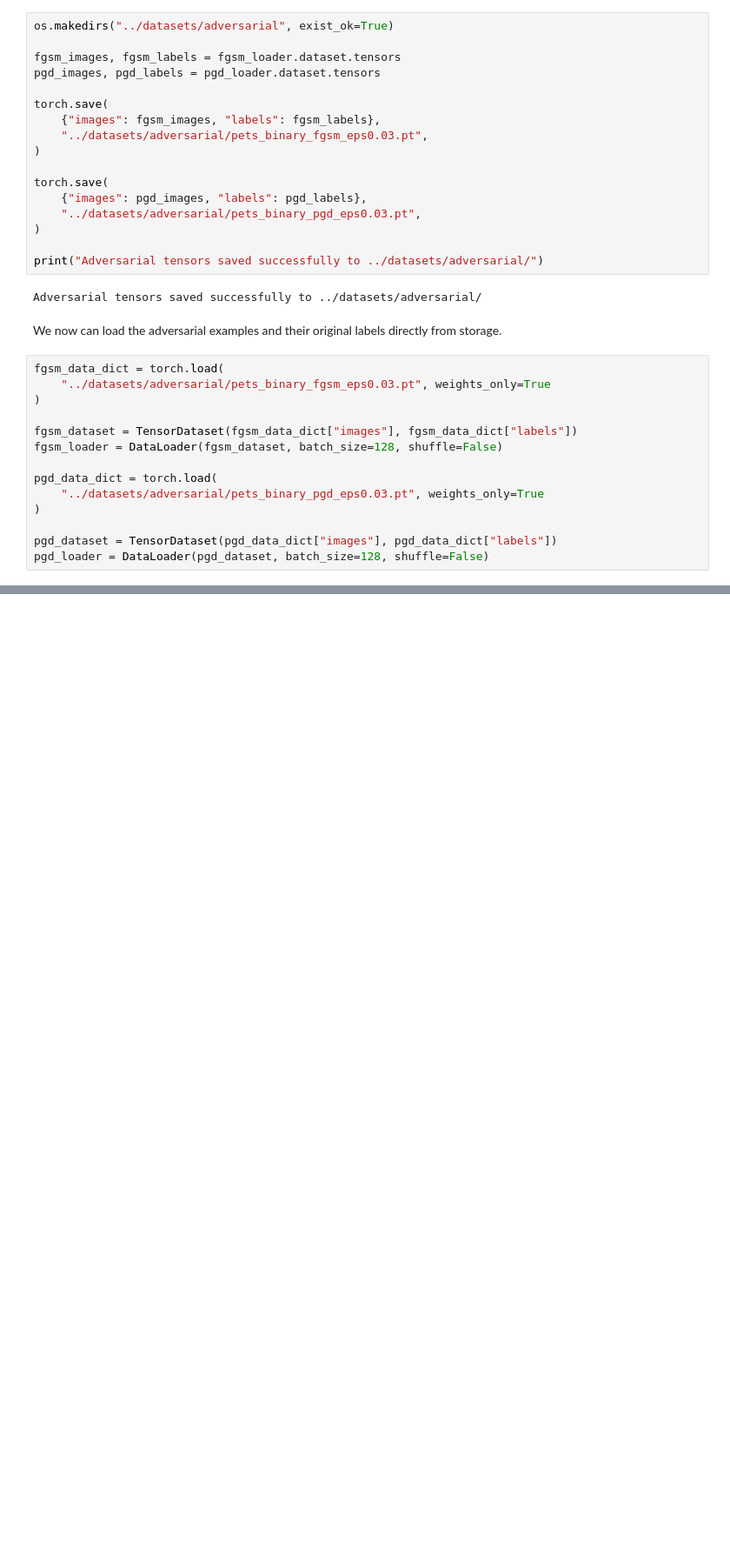
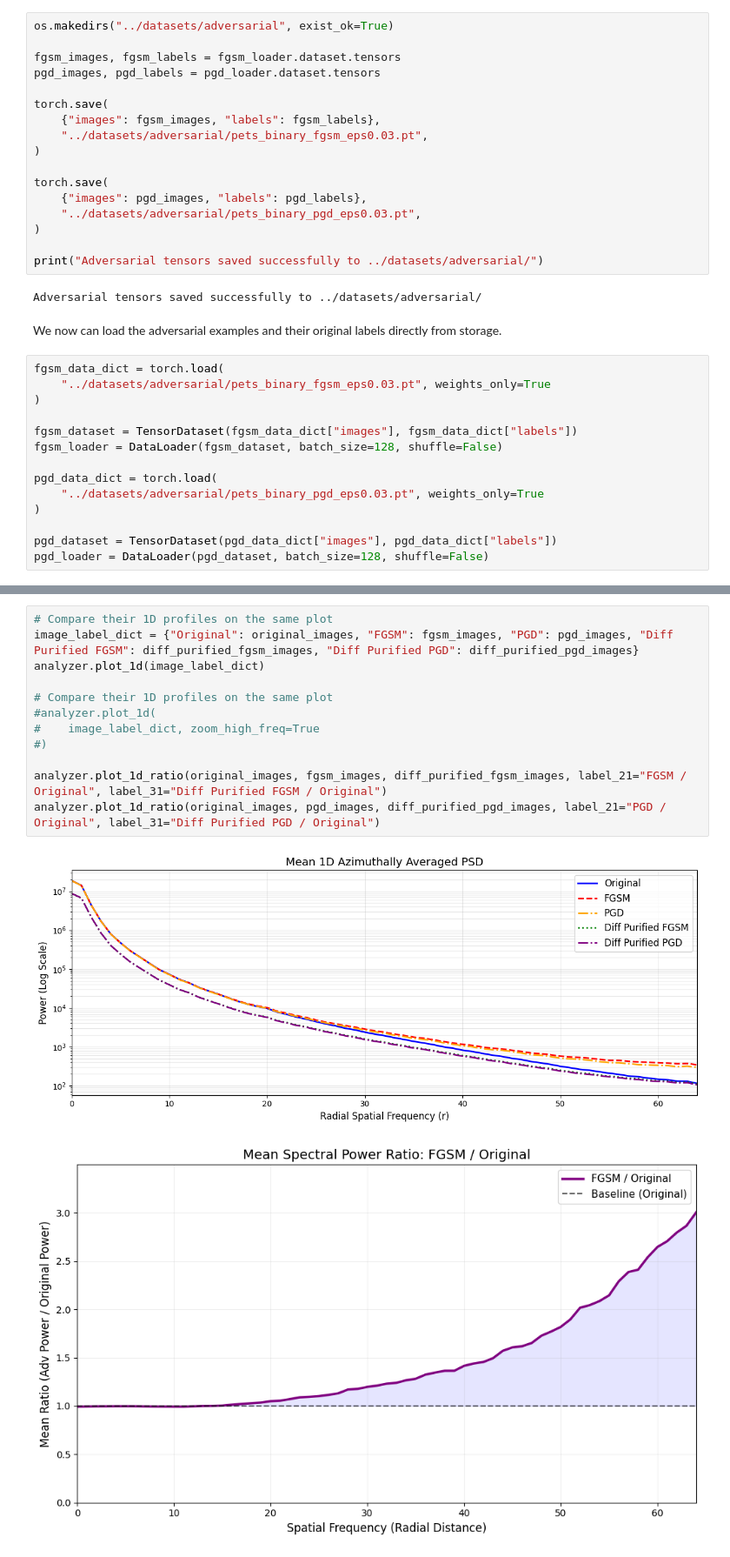
Before and after one commit to alpinedev51/gap, a Jupyter notebook: notebooks/spectral_analysis_pets_2.ipynb, the cells around one changed output, grey strips where cells are left out. Shown at 87% size. Drawn from its saved outputs; the diff is of its cells as text; blank space fills up the shorter version.

```diff
--- a/notebooks/spectral_analysis_pets_2.ipynb
+++ b/notebooks/spectral_analysis_pets_2.ipynb
@@ -241,0 +341,15 @@ PGD        | 31.5305              | 13.7002
+# %%
+# Compare their 1D profiles on the same plot
+image_label_dict = {"Original": original_images, "FGSM": fgsm_images, "PGD": pgd_images, "Diff Purified FGSM": diff_purified_fgsm_images, "Diff Purified PGD": diff_purified_pgd_images}
+analyzer.plot_1d(image_label_dict)
+
+# Compare their 1D profiles on the same plot
+#analyzer.plot_1d(
+#    image_label_dict, zoom_high_freq=True
+#)
+
+analyzer.plot_1d_ratio(original_images, fgsm_images, diff_purified_fgsm_images, label_21="FGSM / Original", label_31="Diff Purified FGSM / Original")
+analyzer.plot_1d_ratio(original_images, pgd_images, diff_purified_pgd_images, label_21="PGD / Original", label_31="Diff Purified PGD / Original")
+# %% [output]
+[figure, added]
+[figure, added]
```
Also changed, not shown: parts of 26 cells of this notebook, 2 other files.
